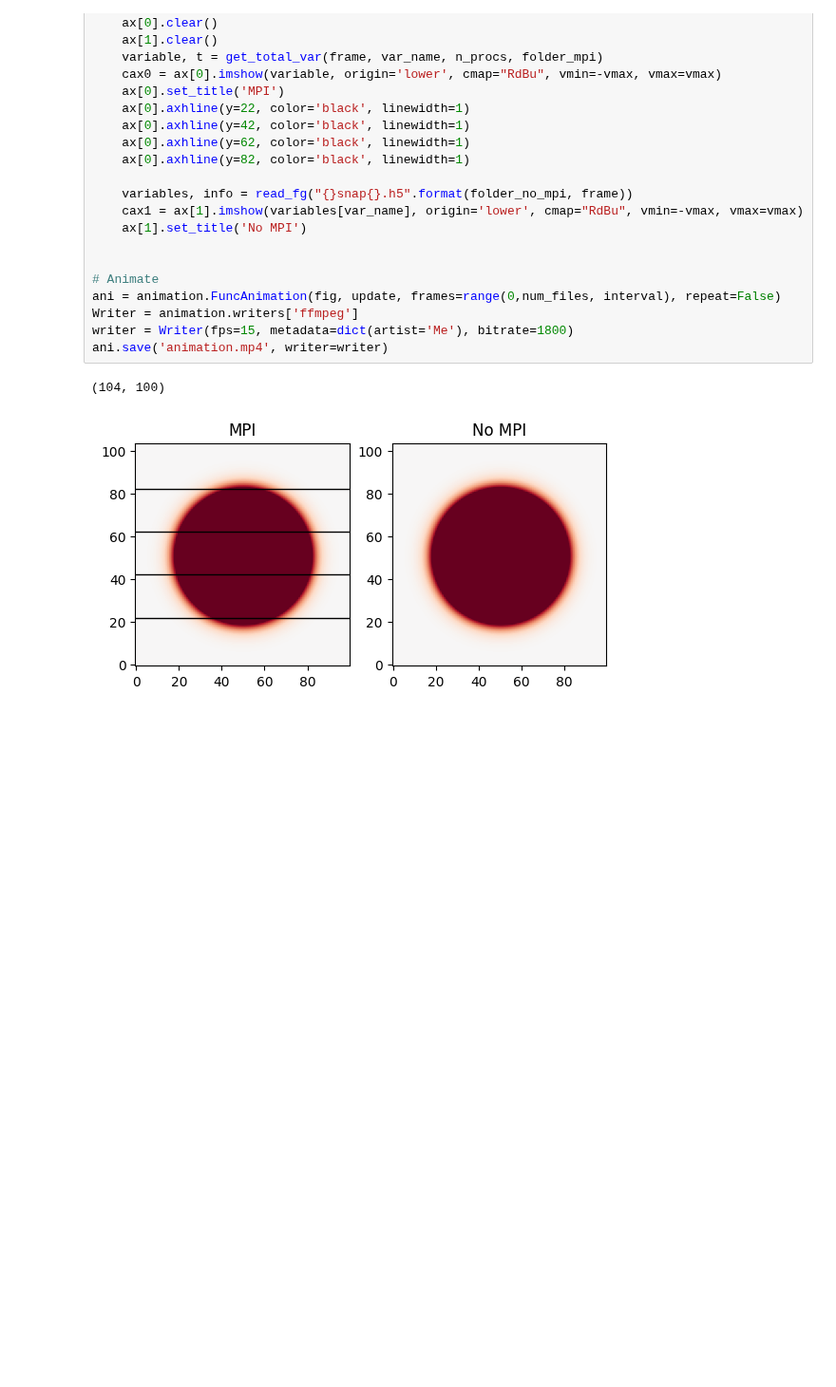
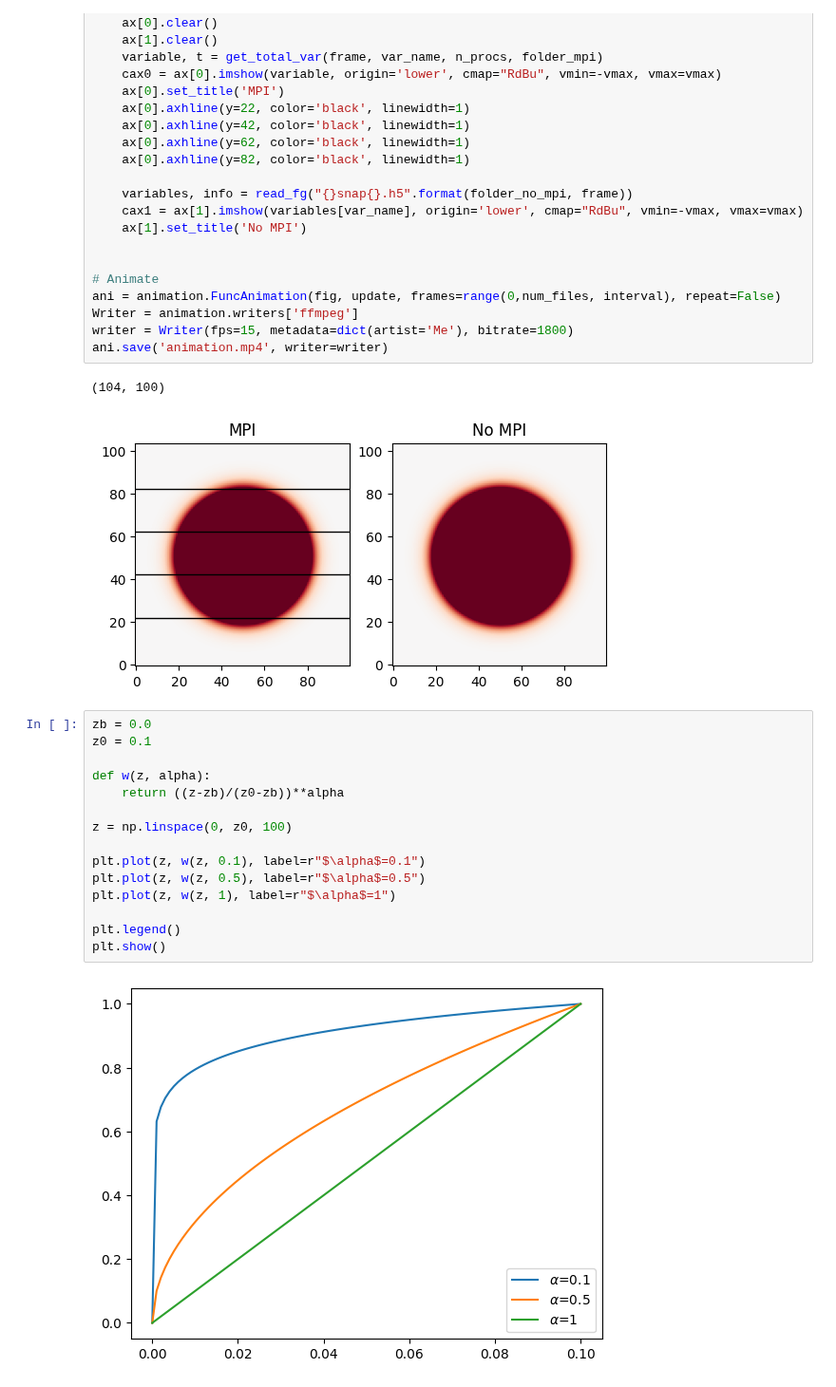
Before and after one commit to tabjone/2DHDCZ, a Jupyter notebook: visualisation/Visualise_foreground.ipynb, the cells around one changed output. Shown at 95% size. Drawn from its saved outputs; the diff is of its cells as text; blank space fills up the shorter version.

```diff
--- a/visualisation/Visualise_foreground.ipynb
+++ b/visualisation/Visualise_foreground.ipynb
@@ -422,3 +519,20 @@ ani.save('animation.mp4', writer=writer)
 # %% [output]
 (104, 100)
 [figure]
+# %%
+zb = 0.0
+z0 = 0.1
+
+def w(z, alpha):
+    return ((z-zb)/(z0-zb))**alpha
+
+z = np.linspace(0, z0, 100)
+
+plt.plot(z, w(z, 0.1), label=r"$\alpha$=0.1")
+plt.plot(z, w(z, 0.5), label=r"$\alpha$=0.5")
+plt.plot(z, w(z, 1), label=r"$\alpha$=1")
+
+plt.legend()
+plt.show()
+# %% [output]
+[figure, added]
```
Also changed, not shown: parts of 5 cells of this notebook, 34 other files.
